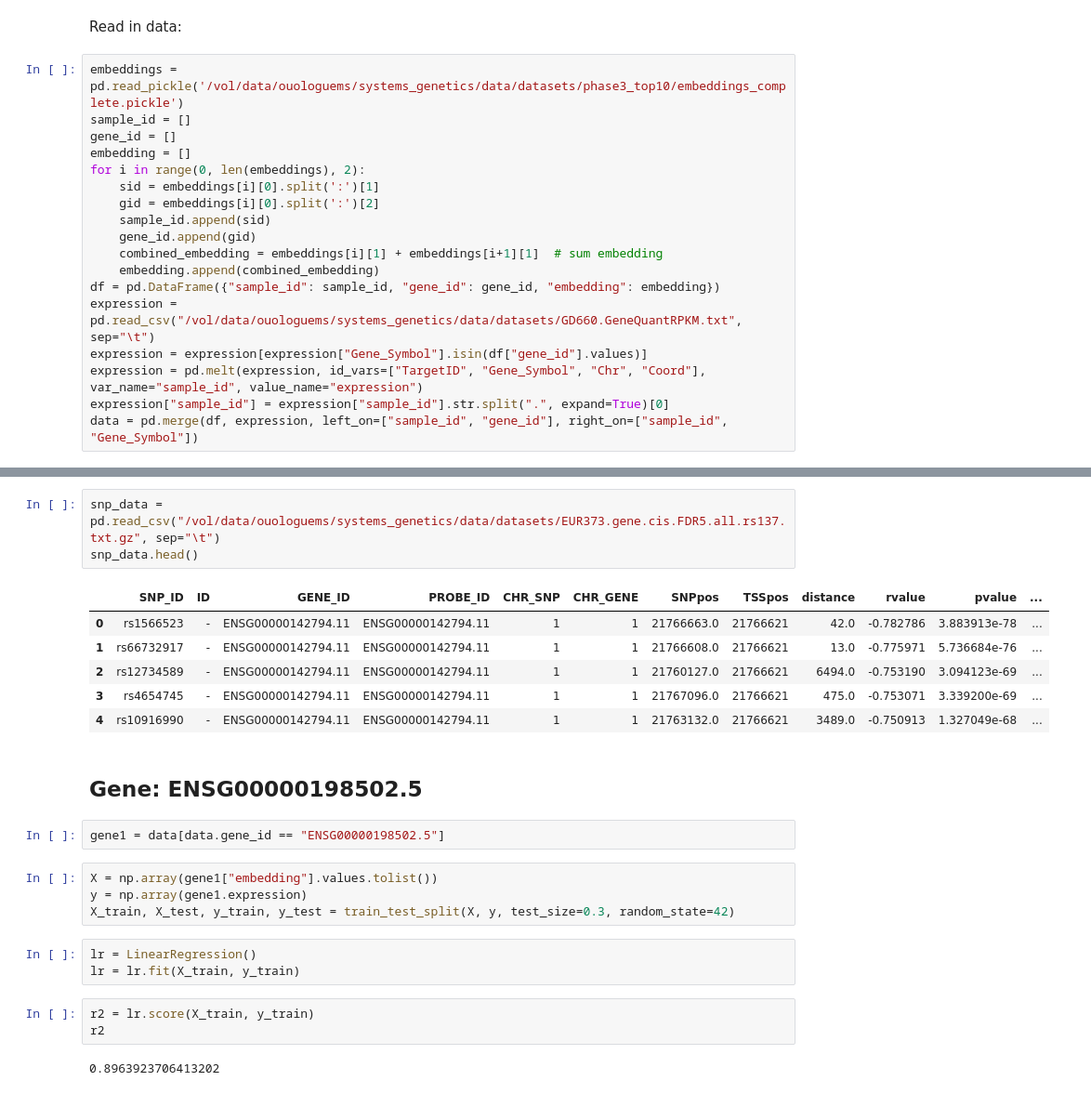
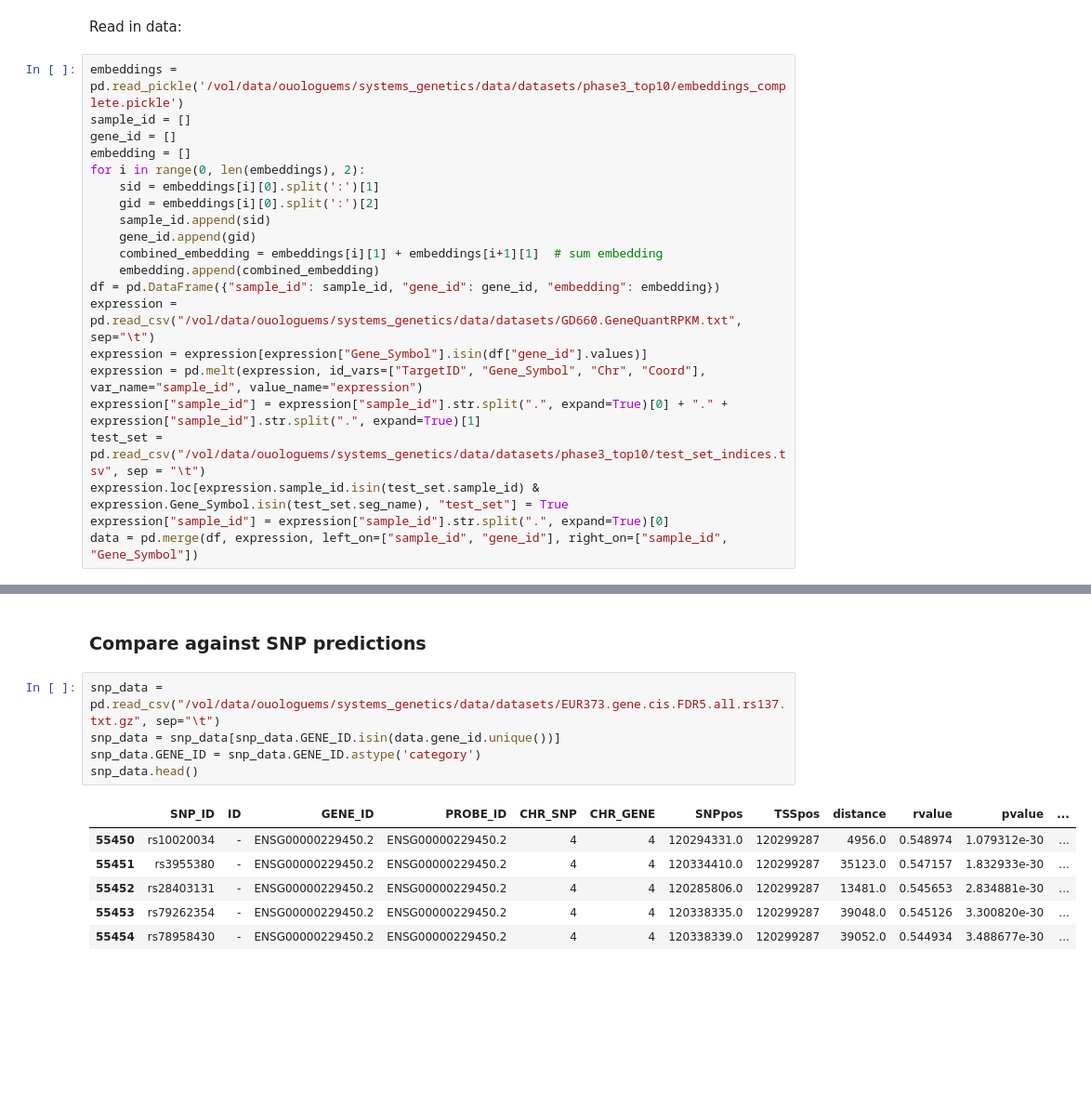
Before and after one commit to SarahOuologuem/lm-eqtl, a Jupyter notebook: task2/linear_regression.ipynb, the cells around one changed output, grey strips where cells are left out. Shown at 93% size. Cells and saved outputs as stored; diff of their text form; blank space fills up the shorter version.

Commit message:
run LR on all genes

```diff
--- a/task2/linear_regression.ipynb
+++ b/task2/linear_regression.ipynb
@@ -28,5 +28,8 @@ df = pd.DataFrame({"sample_id": sample_id, "gene_id": gene_id, "embedding": embe
 expression = pd.read_csv("/vol/data/ouologuems/systems_genetics/data/datasets/GD660.GeneQuantRPKM.txt", sep="\t")
 expression = expression[expression["Gene_Symbol"].isin(df["gene_id"].values)]
 expression = pd.melt(expression, id_vars=["TargetID", "Gene_Symbol", "Chr", "Coord"], var_name="sample_id", value_name="expression")
+expression["sample_id"] = expression["sample_id"].str.split(".", expand=True)[0] + "." + expression["sample_id"].str.split(".", expand=True)[1]
+test_set = pd.read_csv("/vol/data/ouologuems/systems_genetics/data/datasets/phase3_top10/test_set_indices.tsv", sep = "\t")
+expression.loc[expression.sample_id.isin(test_set.sample_id) & expression.Gene_Symbol.isin(test_set.seg_name), "test_set"] = True
 expression["sample_id"] = expression["sample_id"].str.split(".", expand=True)[0]
 data = pd.merge(df, expression, left_on=["sample_id", "gene_id"], right_on=["sample_id", "Gene_Symbol"])
@@ -49,26 +106,14 @@ array(['ENSG00000198502.5', 'ENSG00000214425.1', 'ENSG00000238083.3',
+# %% [markdown]
+### **Compare against SNP predictions**
 # %%
 snp_data = pd.read_csv("/vol/data/ouologuems/systems_genetics/data/datasets/EUR373.gene.cis.FDR5.all.rs137.txt.gz", sep="\t")
+snp_data = snp_data[snp_data.GENE_ID.isin(data.gene_id.unique())]
+snp_data.GENE_ID = snp_data.GENE_ID.astype('category')
 snp_data.head()
 # %% [output]
 |  | SNP_ID | ID | GENE_ID | PROBE_ID | CHR_SNP | CHR_GENE | SNPpos | TSSpos | distance | rvalue | pvalue | ... |
-| 0 | rs1566523 | - | ENSG00000142794.11 | ENSG00000142794.11 | 1 | 1 | 21766663.0 | 21766621 | 42.0 | -0.782786 | 3.883913e-78 | ... |
-| 1 | rs66732917 | - | ENSG00000142794.11 | ENSG00000142794.11 | 1 | 1 | 21766608.0 | 21766621 | 13.0 | -0.775971 | 5.736684e-76 | ... |
-| 2 | rs12734589 | - | ENSG00000142794.11 | ENSG00000142794.11 | 1 | 1 | 21760127.0 | 21766621 | 6494.0 | -0.753190 | 3.094123e-69 | ... |
-| 3 | rs4654745 | - | ENSG00000142794.11 | ENSG00000142794.11 | 1 | 1 | 21767096.0 | 21766621 | 475.0 | -0.753071 | 3.339200e-69 | ... |
-| 4 | rs10916990 | - | ENSG00000142794.11 | ENSG00000142794.11 | 1 | 1 | 21763132.0 | 21766621 | 3489.0 | -0.750913 | 1.327049e-68 | ... |
+| 55450 | rs10020034 | - | ENSG00000229450.2 | ENSG00000229450.2 | 4 | 4 | 120294331.0 | 120299287 | 4956.0 | 0.548974 | 1.079312e-30 | ... |
+| 55451 | rs3955380 | - | ENSG00000229450.2 | ENSG00000229450.2 | 4 | 4 | 120334410.0 | 120299287 | 35123.0 | 0.547157 | 1.832933e-30 | ... |
+| 55452 | rs28403131 | - | ENSG00000229450.2 | ENSG00000229450.2 | 4 | 4 | 120285806.0 | 120299287 | 13481.0 | 0.545653 | 2.834881e-30 | ... |
+| 55453 | rs79262354 | - | ENSG00000229450.2 | ENSG00000229450.2 | 4 | 4 | 120338335.0 | 120299287 | 39048.0 | 0.545126 | 3.300820e-30 | ... |
+| 55454 | rs78958430 | - | ENSG00000229450.2 | ENSG00000229450.2 | 4 | 4 | 120338339.0 | 120299287 | 39052.0 | 0.544934 | 3.488677e-30 | ... |
-# %% [markdown]
-## Gene: ENSG00000198502.5
-# %%
-gene1 = data[data.gene_id == "ENSG00000198502.5"]
-# %%
-X = np.array(gene1["embedding"].values.tolist())
-y = np.array(gene1.expression)
-X_train, X_test, y_train, y_test = train_test_split(X, y, test_size=0.3, random_state=42)
-# %%
-lr = LinearRegression()
-lr = lr.fit(X_train, y_train)
-# %%
-r2 = lr.score(X_train, y_train)
-r2
-# %% [output]
-0.8963923706413202
```
Also changed, not shown: parts of 21 cells of this notebook.
